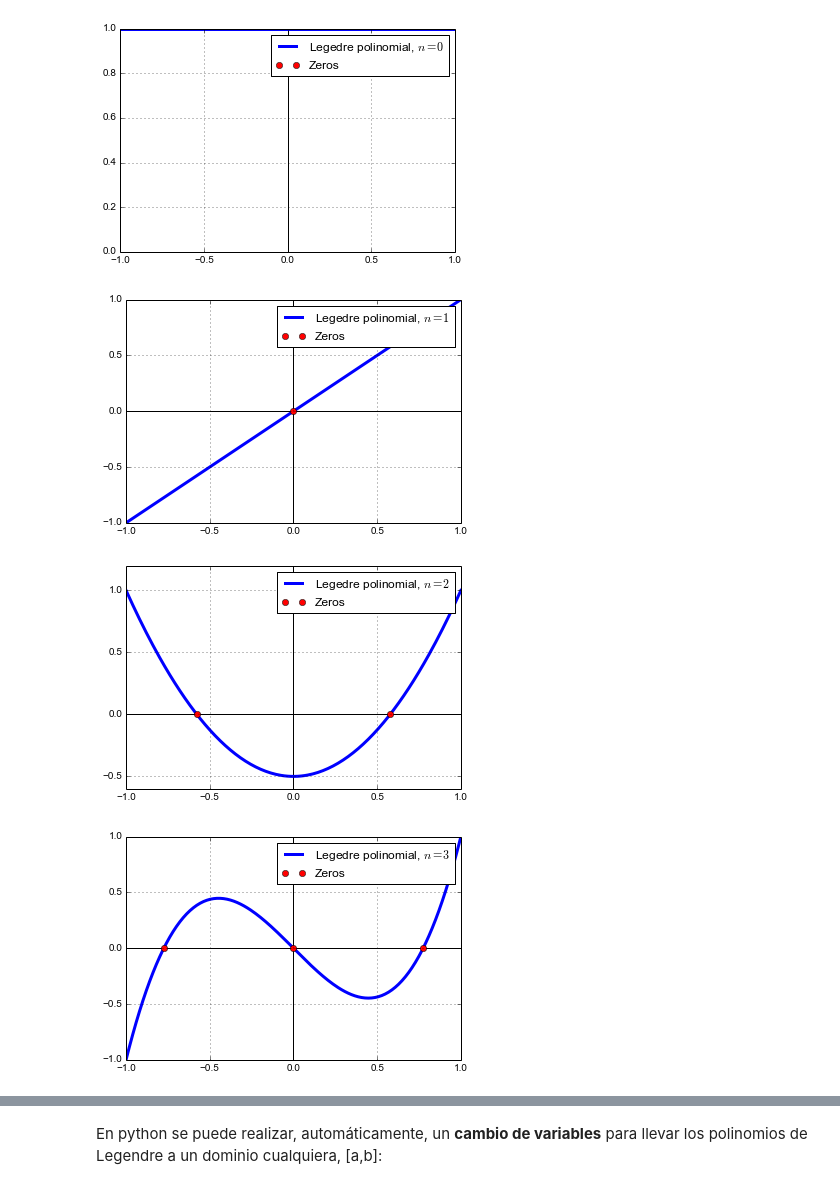
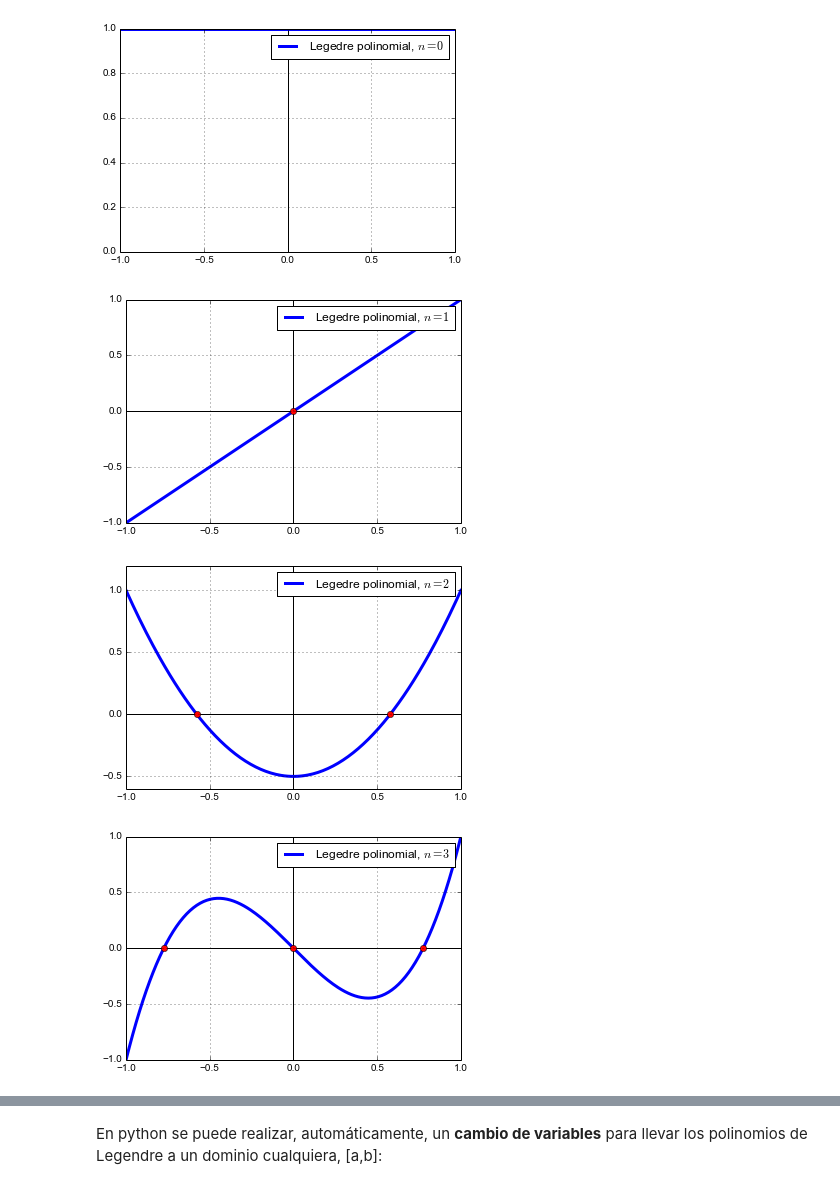
Before and after one commit to rrgalvan/python-mnii, a Jupyter notebook: varios/Legendre_Polynomials.ipynb, the cells around one changed output, grey strips where cells are left out. Saved outputs shown, nothing was run; the diff lists cells and outputs as text; code cells hidden in the pictures.

```diff
--- a/varios/Legendre_Polynomials.ipynb
+++ b/varios/Legendre_Polynomials.ipynb
@@ -1,19 +1,19 @@
 # %%
 from numpy.polynomial.legendre import Legendre
 
 a, b = -1, 1
 x = linspace(a, b, 200) # 200 points in [a,b]
 
 for n in range(11):
     L_n = Legendre.basis(n)
     axhline(c='k'); axvline(c='k'); # Plot OX and OY axis (Color=blacK)
     plot(x, L_n(x), lw=3, label="Legedre polinomial, $n=" + str(n) + "$")
-    plot(L_n.roots(), zeros(n), 'o', c='r', label="Zeros")
+    plot(L_n.roots(), zeros(n), 'o', c='r') # Plot roots of polinomials
     grid()
     legend()
     show()
 # %% [output]
-[figure, old version]
+[figure, new version]
-[figure, old version]
+[figure, new version]
-[figure, old version]
+[figure, new version]
-[figure, old version]
+[figure, new version]
```
Also changed, not shown: parts of 4 cells of this notebook.
